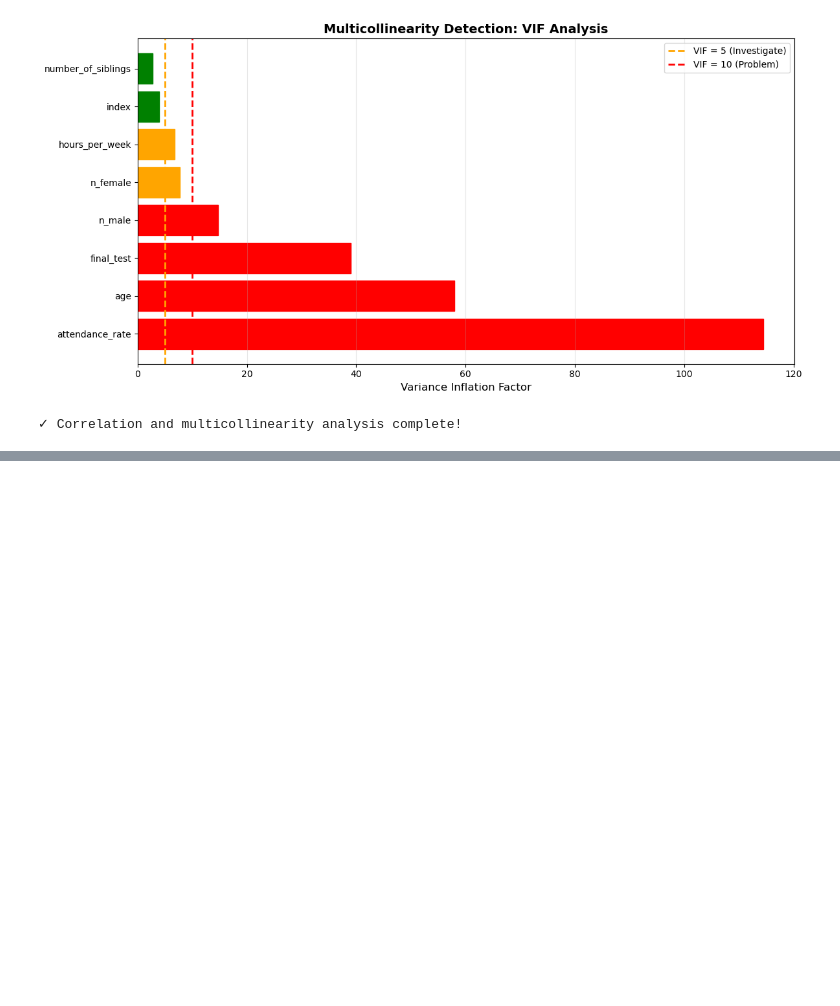
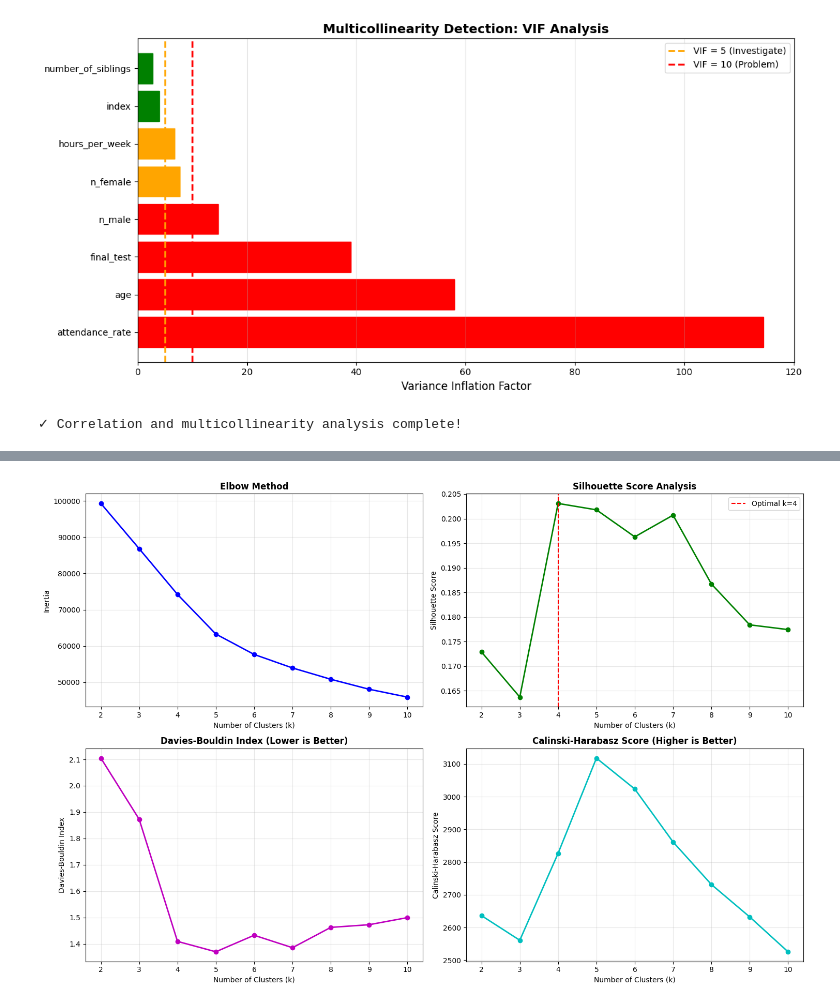
Before and after one commit to dingaroo/aiap_foundation_self_practice, a Jupyter notebook: eda2.ipynb, the cells around one changed output, grey strips where cells are left out. Cells and saved outputs as stored; diff of their text form; code cells hidden in the pictures; blank space fills up the shorter version.

```diff
--- a/eda2.ipynb
+++ b/eda2.ipynb
@@ -501,0 +559,8 @@ ValueError: 'c' argument has 15900 elements, which is inconsistent with 'x' and
+# %%
+# Prepare data
+numeric_cols = df.select_dtypes(include=[np.number]).columns
+data = df[numeric_cols].dropna()
+scaler = StandardScaler()
+scaled_data = scaler.fit_transform(data)
+# Execute clustering analysis
+cluster_results = clustering_analysis(df, scaled_data)
@@ -501,0 +575,35 @@ ValueError: 'c' argument has 15900 elements, which is inconsistent with 'x' and
+# %%
+# Visualize cluster evaluation metrics
+fig, axes = plt.subplots(2, 2, figsize=(15, 10))
+# Elbow Method
+axes[0, 0].plot(cluster_results['K_range'], cluster_results['inertias'], 'bo-', linewidth=2)
+axes[0, 0].set_xlabel('Number of Clusters (k)')
+axes[0, 0].set_ylabel('Inertia')
+axes[0, 0].set_title('Elbow Method', fontweight='bold')
+axes[0, 0].grid(alpha=0.3)
+# Silhouette Score
+axes[0, 1].plot(cluster_results['K_range'], cluster_results['silhouette_scores'], 'go-', linewidth=2)
+axes[0, 1].axvline(x=cluster_results['optimal_k'], color='r', linestyle='--',
+                   label=f"Optimal k={cluster_results['optimal_k']}")
+axes[0, 1].set_xlabel('Number of Clusters (k)')
+axes[0, 1].set_ylabel('Silhouette Score')
+axes[0, 1].set_title('Silhouette Score Analysis', fontweight='bold')
+axes[0, 1].legend()
+axes[0, 1].grid(alpha=0.3)
+# Davies-Bouldin Index (lower is better)
+axes[1, 0].plot(cluster_results['K_range'], cluster_results['davies_bouldin_scores'], 'mo-', linewidth=2)
+axes[1, 0].set_xlabel('Number of Clusters (k)')
+axes[1, 0].set_ylabel('Davies-Bouldin Index')
+axes[1, 0].set_title('Davies-Bouldin Index (Lower is Better)', fontweight='bold')
+axes[1, 0].grid(alpha=0.3)
+# Calinski-Harabasz Score (higher is better)
+axes[1, 1].plot(cluster_results['K_range'], cluster_results['calinski_harabasz_scores'], 'co-', linewidth=2)
+axes[1, 1].set_xlabel('Number of Clusters (k)')
+axes[1, 1].set_ylabel('Calinski-Harabasz Score')
+axes[1, 1].set_title('Calinski-Harabasz Score (Higher is Better)', fontweight='bold')
+axes[1, 1].grid(alpha=0.3)
+plt.tight_layout()
+plt.savefig('./images/cluster_evaluation.png', dpi=300, bbox_inches='tight')
+plt.show()
+# %% [output]
+[figure, added]
```
Also changed, not shown: parts of 7 cells of this notebook, 7 other files.
